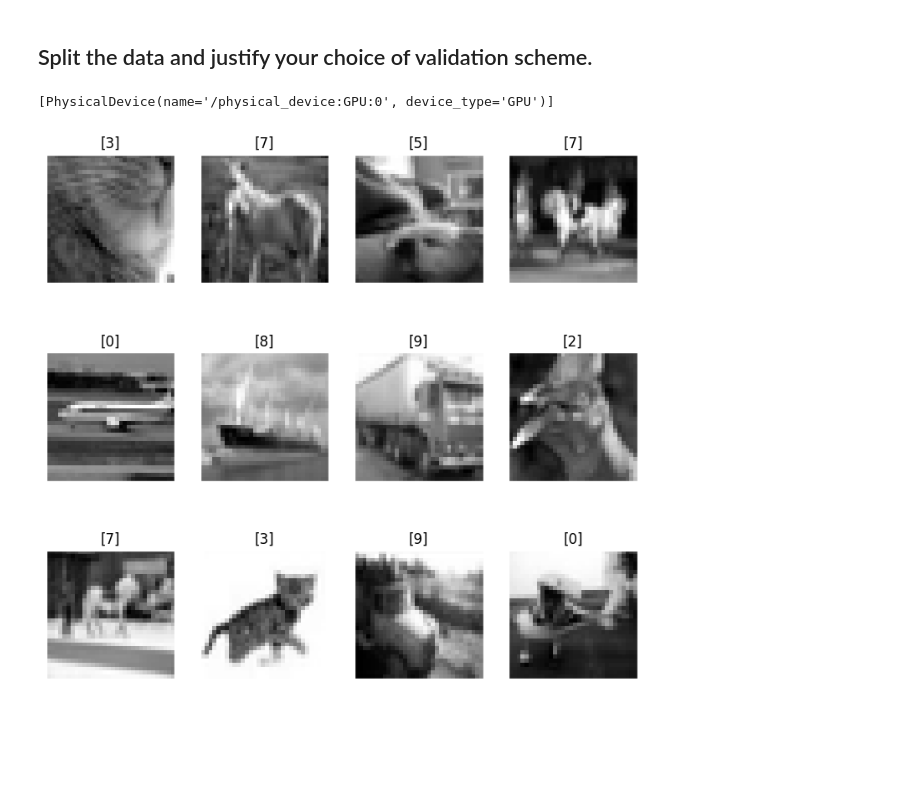
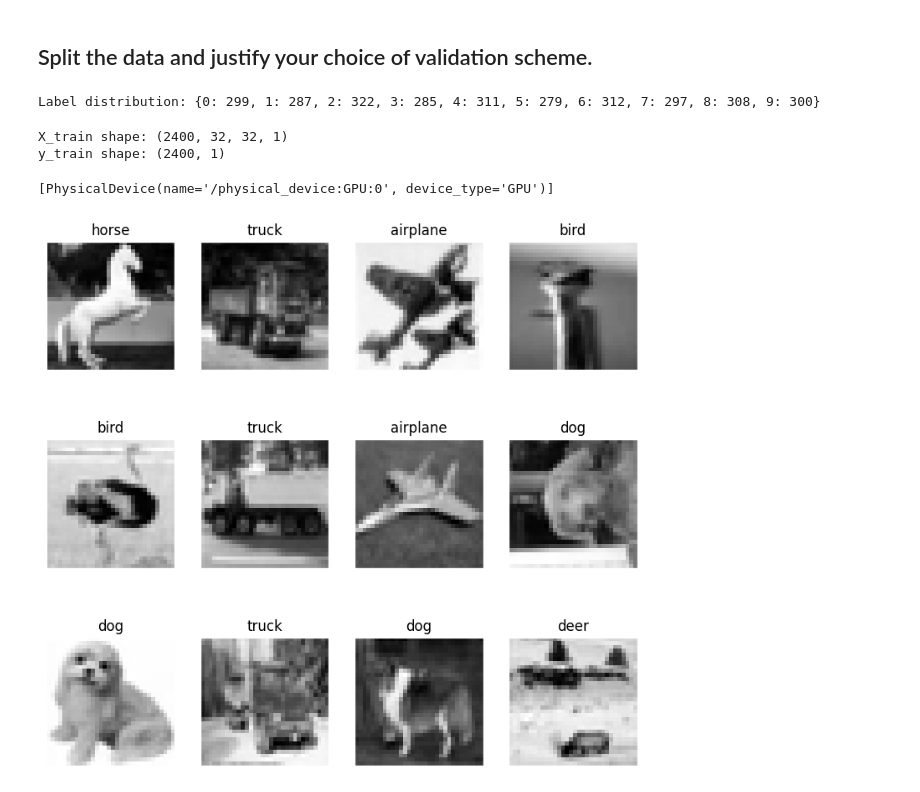
Before and after one commit to wyattsaltzman/ML-F23-Lab6, a Jupyter notebook: lab6.ipynb, the cells around one changed output. Saved outputs shown, nothing was run; the diff lists cells and outputs as text; code cells hidden in the pictures; blank space fills up the shorter version.

```diff
--- a/lab6.ipynb
+++ b/lab6.ipynb
@@ -57,13 +59,30 @@ y_train shape: (50000, 1)
 | 7 | horse |
 | 8 | ship |
 | 9 | truck |
+# %%
+labels = ['airplane', 'automobile', 'bird', 'cat', 'deer', 'dog', 'frog', 'horse', 'ship', 'truck']
 # %% [markdown]
 ## Split the data and justify your choice of validation scheme.
+# %%
+# only use 3000 samples
+X = X[:3000]
+y = y[:3000]
+
+# print out the distribution of the labels
+unique, counts = np.unique(y, return_counts=True)
+print('Label distribution:', dict(zip(unique, counts)))
+# %% [output]
+Label distribution: {0: 299, 1: 287, 2: 322, 3: 285, 4: 311, 5: 279, 6: 312, 7: 297, 8: 308, 9: 300}
 # %%
 from sklearn.model_selection import train_test_split
 
 # Split the data into training and test sets
 X_train, X_test, y_train, y_test = train_test_split(X, y, test_size=0.2)
+print('X_train shape:', X_train.shape)
+print('y_train shape:', y_train.shape)
+# %% [output]
+X_train shape: (2400, 32, 32, 1)
+y_train shape: (2400, 1)
 # %%
 tf.config.list_physical_devices('GPU')
 # %% [output]
@@ -71,21 +90,21 @@ tf.config.list_physical_devices('GPU')
 # %%
 # Plot images
 plt.style.use('ggplot')
 
 def plot_gallery(images, titles, h, w, n_row=3, n_col=4):
     """Helper function to plot a gallery of portraits"""
     plt.figure(figsize=(1.8 * n_col, 2.4 * n_row))
     plt.subplots_adjust(bottom=0, left=.01, right=.99, top=.90, hspace=.35)
     for i in range(n_row * n_col):
         plt.subplot(n_row, n_col, i + 1)
         plt.imshow(images[i].reshape((h, w)), cmap=plt.cm.gray)
-        plt.title(titles[i], size=12)
+        plt.title(labels[int(titles[i])], size=12)
         plt.xticks(())
         plt.yticks(())
 
 plot_gallery(X_train, y_train, IMG_HEIGHT, IMG_WIDTH)
 # %% [output]
-[figure, old version]
+[figure, new version]
 # %%
 import tensorflow.keras as keras
 from tensorflow.keras.models import Sequential
```
Also changed, not shown: parts of 6 cells of this notebook, 1 other file.
